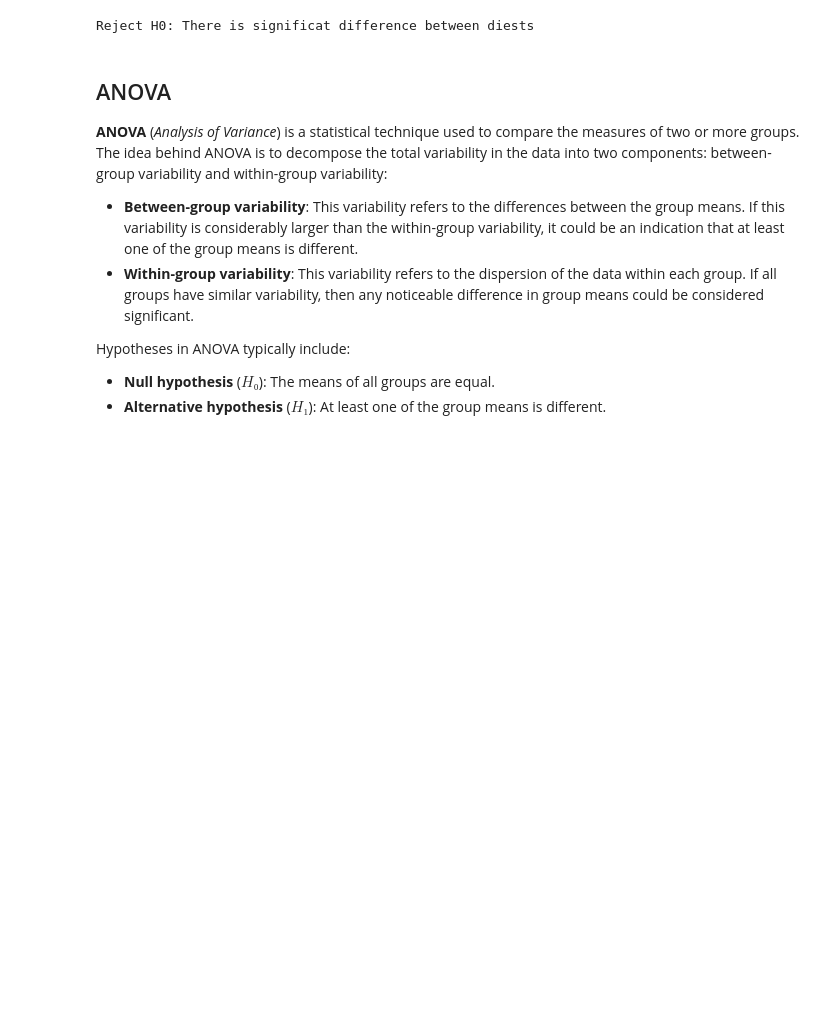
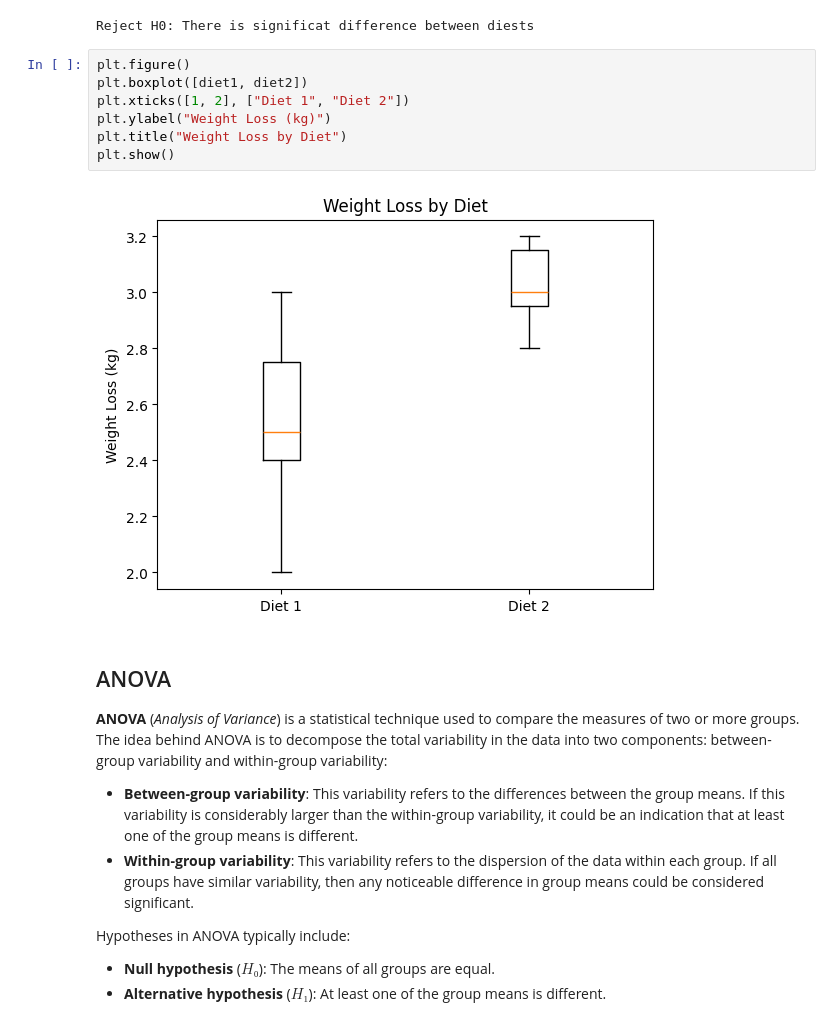
Before and after one commit to 4GeeksAcademy/ekbalam11-hypothesis-testing-exercises-project-with-python, a Jupyter notebook: notebook/problems.ipynb, the cells around one changed output. Drawn from its saved outputs; the diff is of its cells as text; blank space fills up the shorter version.

Commit message:
plots added

```diff
--- a/notebook/problems.ipynb
+++ b/notebook/problems.ipynb
@@ -63,6 +64,15 @@ else:
     print("No significant difference between diets")
 # %% [output]
 Reject H0: There is significat difference between diests
+# %%
+plt.figure()
+plt.boxplot([diet1, diet2])
+plt.xticks([1, 2], ["Diet 1", "Diet 2"])
+plt.ylabel("Weight Loss (kg)")
+plt.title("Weight Loss by Diet")
+plt.show()
+# %% [output]
+[figure, added]
 # %% [markdown]
 ## ANOVA
 
```
Also changed, not shown: parts of 2 cells of this notebook.
